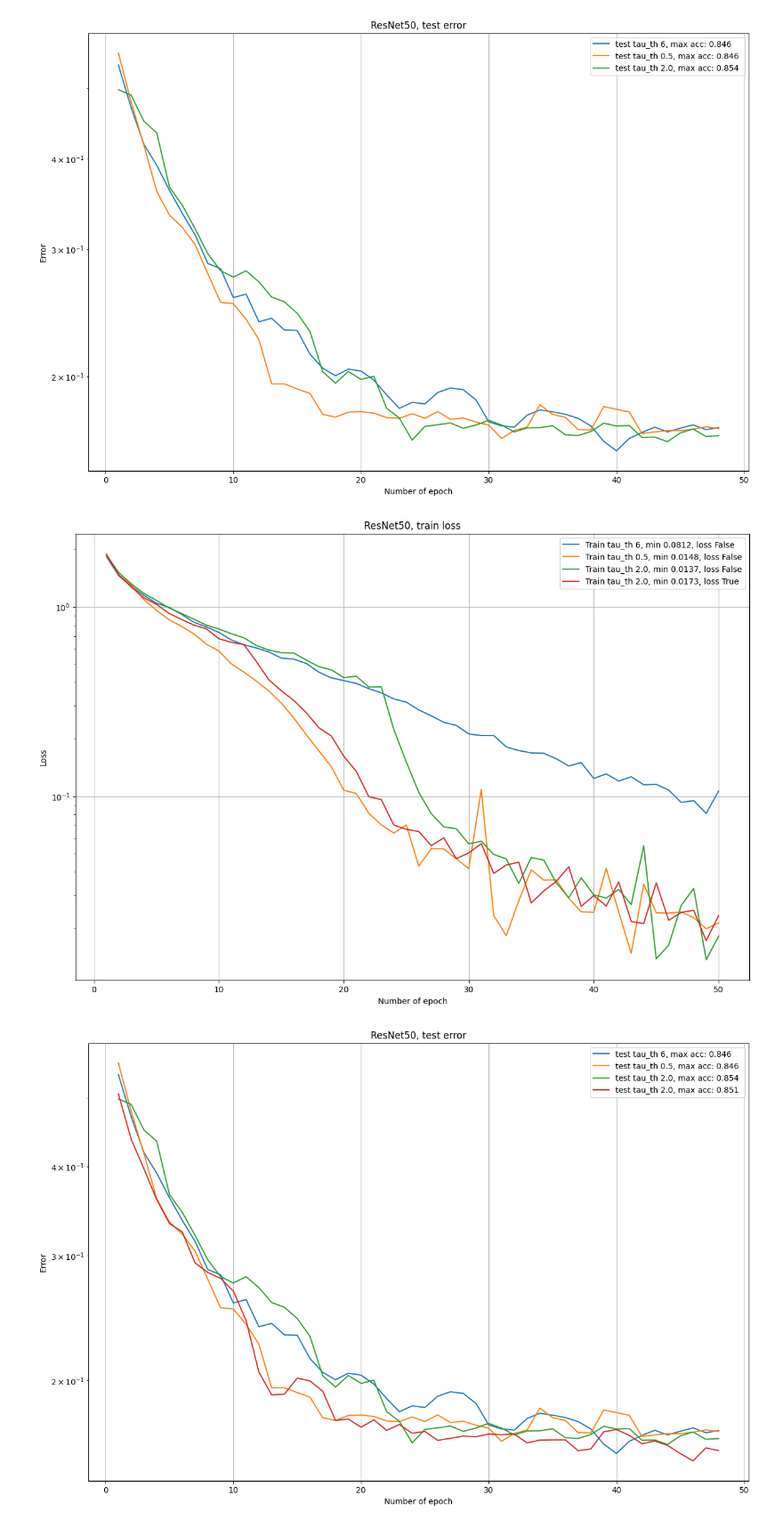
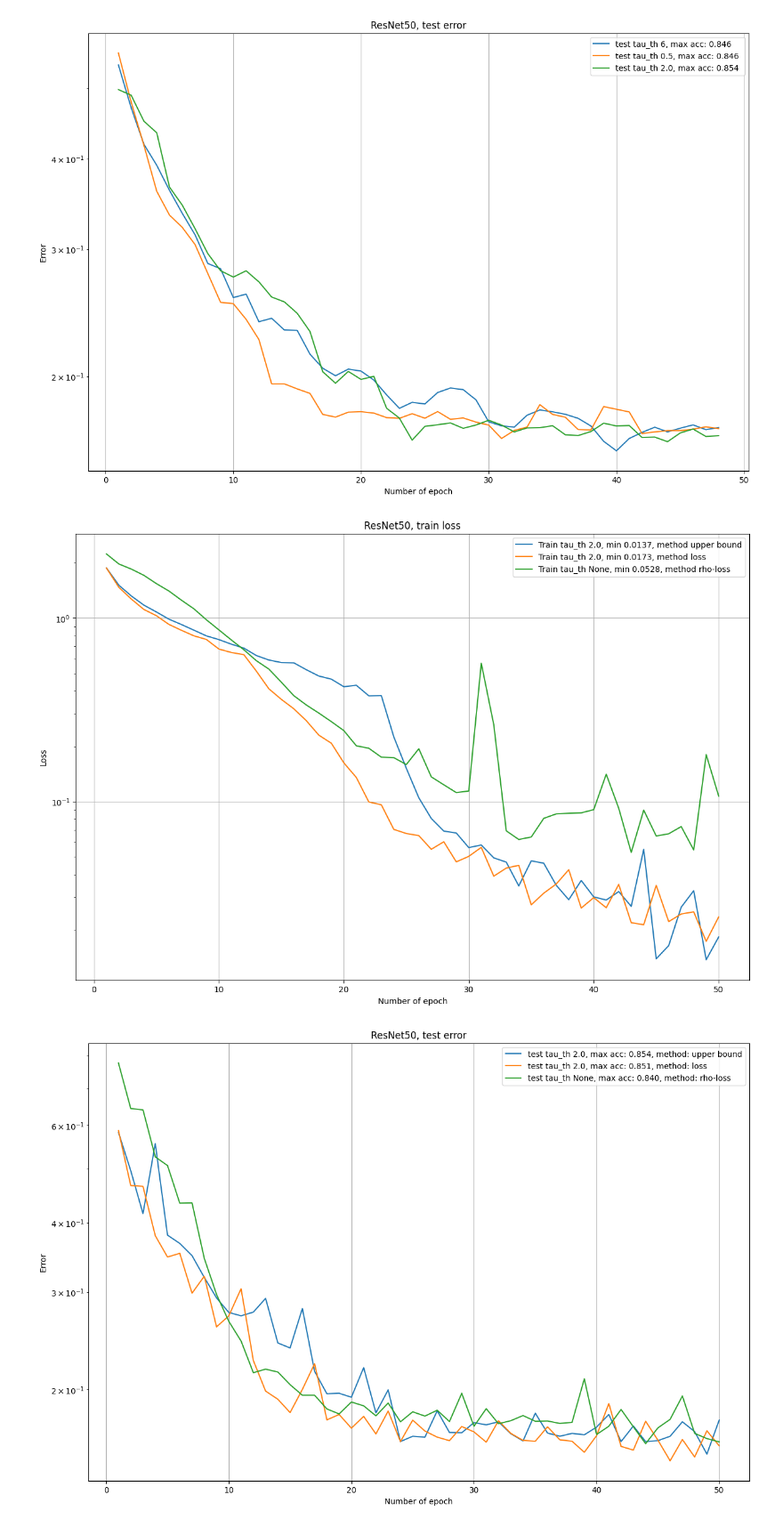
Before and after one commit to Stanpie3/importance_sampling, a Jupyter notebook: ImportanceSamplingMLProject.ipynb, the cells around one changed output. Shown at 89% size. Drawn from its saved outputs; the diff is of its cells as text; code cells hidden in the pictures.

```diff
--- a/ImportanceSamplingMLProject.ipynb
+++ b/ImportanceSamplingMLProject.ipynb
@@ -235,6 +230,7 @@ import numpy as np
 callback_1= UnCallBack.load("callbacks/callback.pickle")
 callback_2= UnCallBack.load("callbacks/callback_0.pickle")
 callback_3= UnCallBack.load("callbacks/callback_total.pickle")
+callback_4= UnCallBack.load("callbacks/rho_loss.pickle")
 
 plt.figure(figsize=(15, 10))
 plt.title('ResNet50, train loss')
@@ -302,8 +298,13 @@ import numpy as np
 callback_1= UnCallBack.load("callbacks/callback.pickle")
 callback_2= UnCallBack.load("callbacks/callback_0.pickle")
 callback_3= UnCallBack.load("callbacks/callback_total.pickle")
+callback_1.meta["name"] = "upper bound"
+callback_2.meta["name"] = "upper bound"
+callback_3.meta["name"] = "upper bound"
 callback_4= UnCallBack.load("callbacks/loss.pickle")
-
+callback_4.meta["name"] = "loss"
+callback_5= UnCallBack.load("callbacks/rho_loss_0.pickle")
+callback_5.meta["name"] = "rho-loss"
 plt.figure(figsize=(15, 10))
 plt.title('ResNet50, train loss')
 plt.xlabel('Number of epoch')
@@ -313,7 +314,8 @@ plt.ylabel('Loss')
 def smoth(x,N_ = 5):
     return np.convolve([1.0/N_]*N_,x,"valid")
 
-cllbacks = [callback_1, callback_2, callback_3, callback_4]
+cllbacks = [callback_1, callback_2, callback_3, callback_4, callback_5]
+cllbacks =[callback_3, callback_4, callback_5]
 
 length = min( len(i.train_loss) for i in cllbacks)
 
@@ -324,31 +326,31 @@ for idx , callback in enumerate(cllbacks):
     min_loss = min(callback.train_loss[0:length])
     y = smoth(callback.train_loss[0:length],1)
     epochs = np.arange(length) + 1
-    plt.plot(epochs, y , label=f'Train {suffix}, min {min_loss:.4f}, loss {idx>2}')
+    plt.plot(epochs, y , label=f'Train {suffix}, min {min_loss:.4f}, method {callback.meta["name"]}')
 
 plt.legend()
 plt.yscale("log")
 plt.grid(True)
 plt.show()
 # %% [output]
-[figure, old version]
+[figure, new version]
 # %%
 plt.figure(figsize=(15, 10))
 plt.title('ResNet50, test error')
 plt.xlabel('Number of epoch')
 plt.ylabel('Error')
 for callback in cllbacks:
     suffix = f'tau_th {callback.meta["tau_th"]}'
 
     acc  = callback.val_acc[0:length]
     min_loss = min(acc)
-    acc = smoth(acc,3)
+    acc = smoth(acc,1)
     #y = np.array(callback.val_acc)
     epochs = np.arange(len(acc)) + 1
     #plt.plot(epochs,1- np.array(callback.train_acc), label='Train'+suffix)
-    plt.plot(epochs, 1- acc , label=f'test {suffix}, max acc: {max(callback.val_acc):.3f} ' )
+    plt.plot(epochs, 1- acc , label=f'test {suffix}, max acc: {max(callback.val_acc):.3f}, method: {callback.meta["name"]}' )
 plt.yscale("log")
 plt.legend()
 plt.grid(True)
 # %% [output]
-[figure, old version]
+[figure, new version]
```
Also changed, not shown: parts of 1 cell of this notebook, 2 other files.
